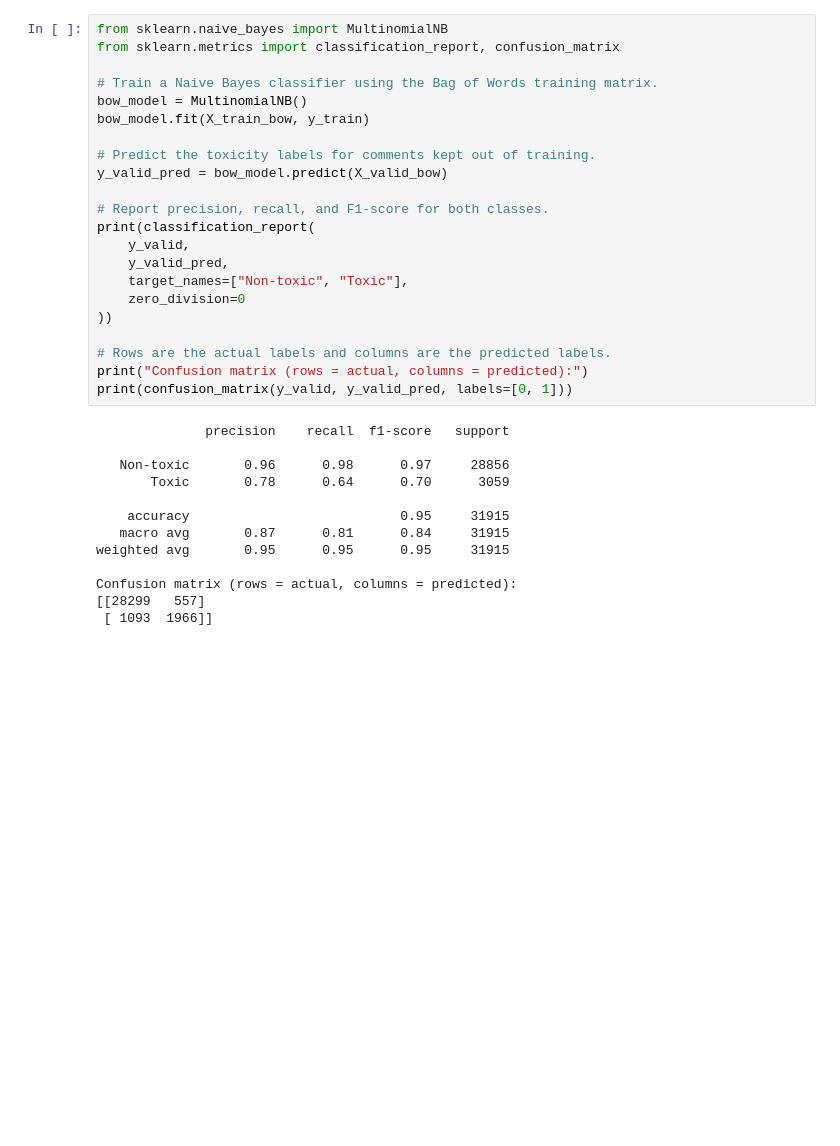
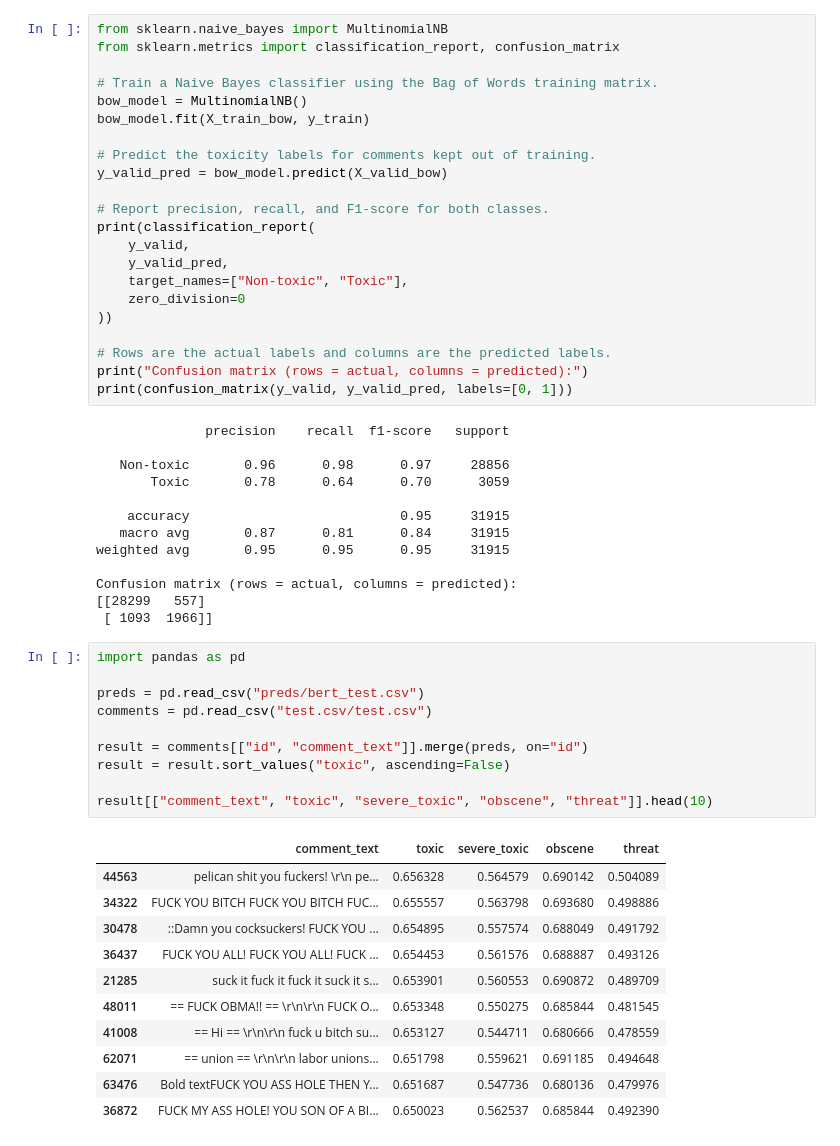
Before and after one commit to Zachr321/Data-Analysis-Project, a Jupyter notebook: Notebook.ipynb, the cells around one changed output. Saved outputs shown, nothing was run; the diff lists cells and outputs as text; blank space fills up the shorter version.

Commit message:
Bert Learning

```diff
--- a/Notebook.ipynb
+++ b/Notebook.ipynb
@@ -117,3 +117,25 @@ weighted avg       0.95      0.95      0.95     31915
 Confusion matrix (rows = actual, columns = predicted):
 [[28299   557]
  [ 1093  1966]]
+# %%
+import pandas as pd
+
+preds = pd.read_csv("preds/bert_test.csv")
+comments = pd.read_csv("test.csv/test.csv")
+
+result = comments[["id", "comment_text"]].merge(preds, on="id")
+result = result.sort_values("toxic", ascending=False)
+
+result[["comment_text", "toxic", "severe_toxic", "obscene", "threat"]].head(10)
+# %% [output]
+|  | comment_text | toxic | severe_toxic | obscene | threat |
+| 44563 | pelican shit you fuckers! \r\n pe... | 0.656328 | 0.564579 | 0.690142 | 0.504089 |
+| 34322 | FUCK YOU BITCH FUCK YOU BITCH FUC... | 0.655557 | 0.563798 | 0.693680 | 0.498886 |
+| 30478 | ::Damn you cocksuckers! FUCK YOU ... | 0.654895 | 0.557574 | 0.688049 | 0.491792 |
+| 36437 | FUCK YOU ALL! FUCK YOU ALL! FUCK ... | 0.654453 | 0.561576 | 0.688887 | 0.493126 |
+| 21285 | suck it fuck it fuck it suck it s... | 0.653901 | 0.560553 | 0.690872 | 0.489709 |
+| 48011 | == FUCK OBMA!! == \r\n\r\n FUCK O... | 0.653348 | 0.550275 | 0.685844 | 0.481545 |
+| 41008 | == Hi == \r\n\r\n fuck u bitch su... | 0.653127 | 0.544711 | 0.680666 | 0.478559 |
+| 62071 | == union == \r\n\r\n labor unions... | 0.651798 | 0.559621 | 0.691185 | 0.494648 |
+| 63476 | Bold textFUCK YOU ASS HOLE THEN Y... | 0.651687 | 0.547736 | 0.680136 | 0.479976 |
+| 36872 | FUCK MY ASS HOLE! YOU SON OF A BI... | 0.650023 | 0.562537 | 0.685844 | 0.492390 |
```
Also changed, not shown: parts of 2 cells of this notebook, 17 other files.
